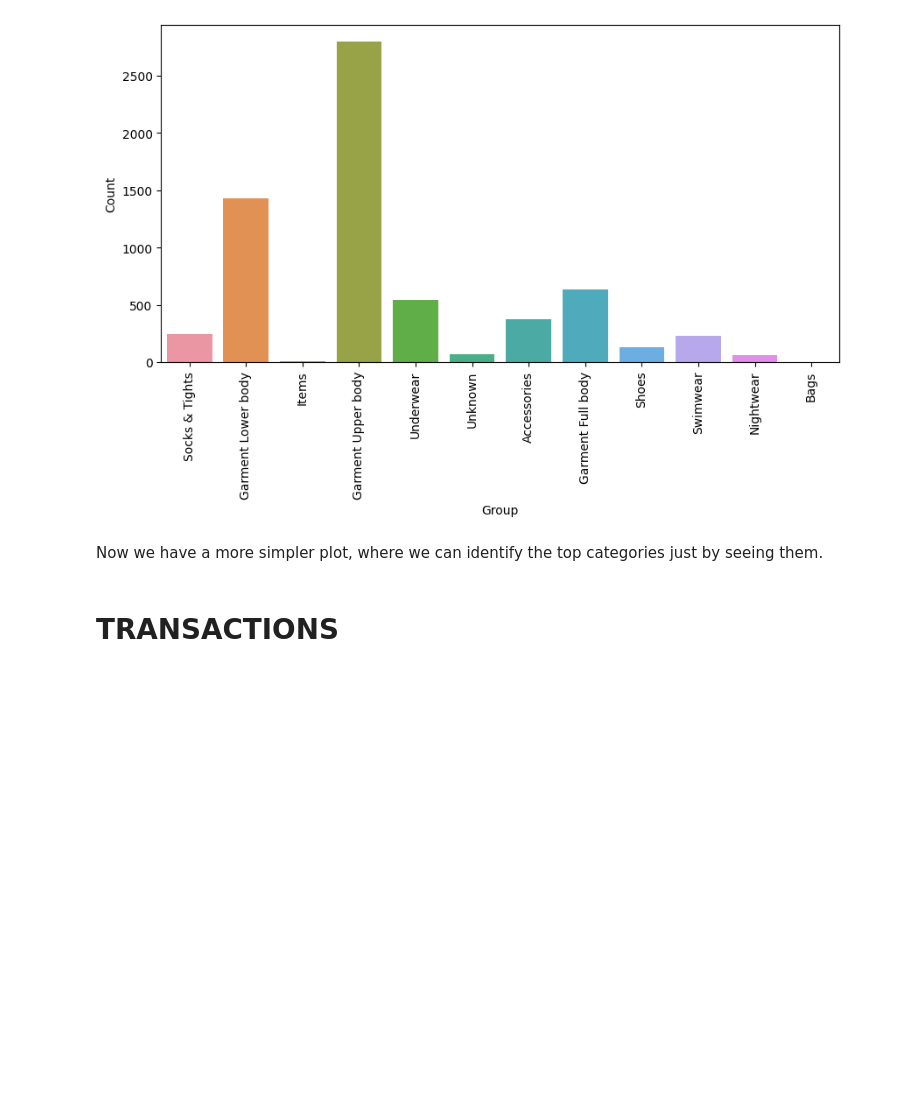
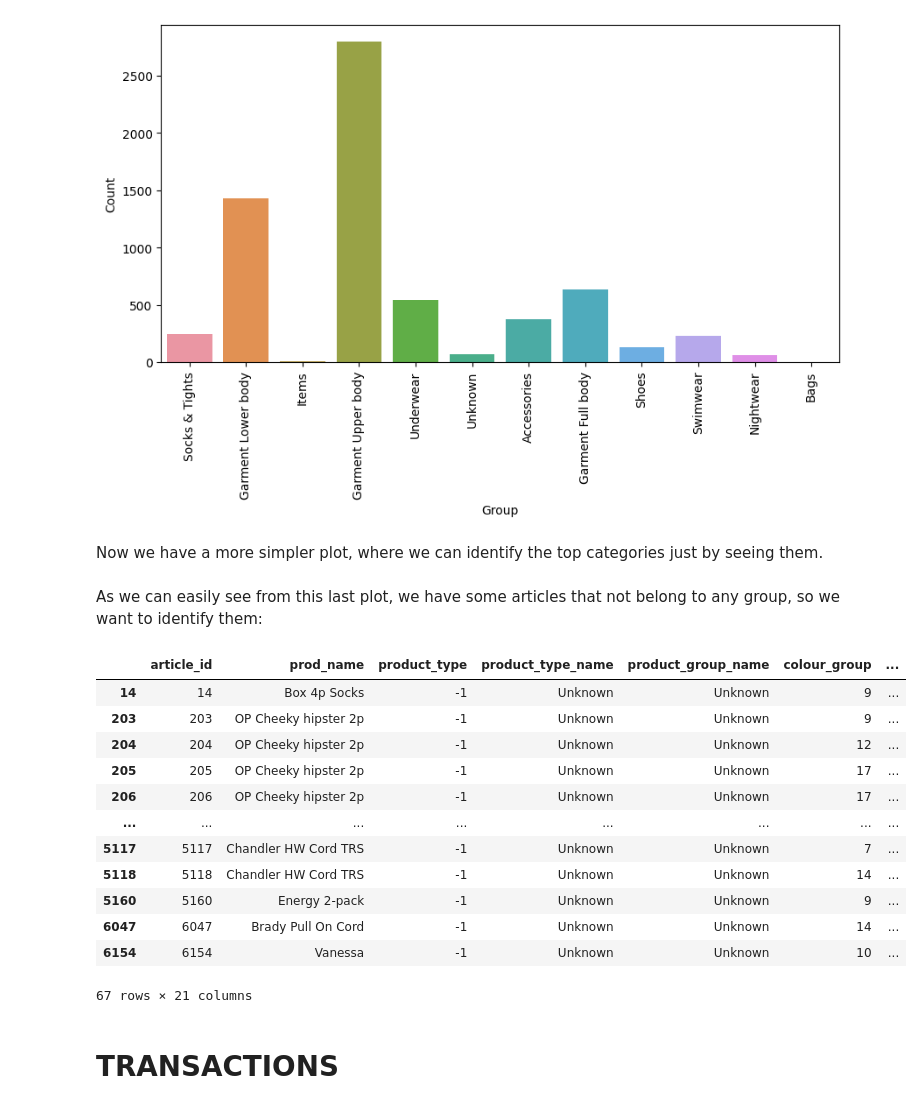
Before and after one commit to alessiabresolin/275601, a Jupyter notebook: project.ipynb, the cells around one changed output. Cells and saved outputs as stored; diff of their text form; code cells hidden in the pictures; blank space fills up the shorter version.

```diff
--- a/project.ipynb
+++ b/project.ipynb
@@ -375,6 +381,24 @@ plt.show()
 [figure]
 # %% [markdown]
 Now we have a more simpler plot, where we can identify the top categories just by seeing them.
+# %% [markdown]
+As we can easily see from this last plot, we have some articles that not belong to any group, so we want to identify them:
+# %%
+articles.loc[articles['product_group_name'] == 'Unknown']
+# %% [output]
+|  | article_id | prod_name | product_type | product_type_name | product_group_name | colour_group | ... |
+| 14 | 14 | Box 4p Socks | -1 | Unknown | Unknown | 9 | ... |
+| 203 | 203 | OP Cheeky hipster 2p | -1 | Unknown | Unknown | 9 | ... |
+| 204 | 204 | OP Cheeky hipster 2p | -1 | Unknown | Unknown | 12 | ... |
+| 205 | 205 | OP Cheeky hipster 2p | -1 | Unknown | Unknown | 17 | ... |
+| 206 | 206 | OP Cheeky hipster 2p | -1 | Unknown | Unknown | 17 | ... |
+| ... | ... | ... | ... | ... | ... | ... | ... |
+| 5117 | 5117 | Chandler HW Cord TRS | -1 | Unknown | Unknown | 7 | ... |
+| 5118 | 5118 | Chandler HW Cord TRS | -1 | Unknown | Unknown | 14 | ... |
+| 5160 | 5160 | Energy 2-pack | -1 | Unknown | Unknown | 9 | ... |
+| 6047 | 6047 | Brady Pull On Cord | -1 | Unknown | Unknown | 14 | ... |
+| 6154 | 6154 | Vanessa | -1 | Unknown | Unknown | 10 | ... |
+67 rows × 21 columns
 # %% [markdown]
 # TRANSACTIONS
 # %%
```
Also changed, not shown: parts of 1 cell of this notebook.
